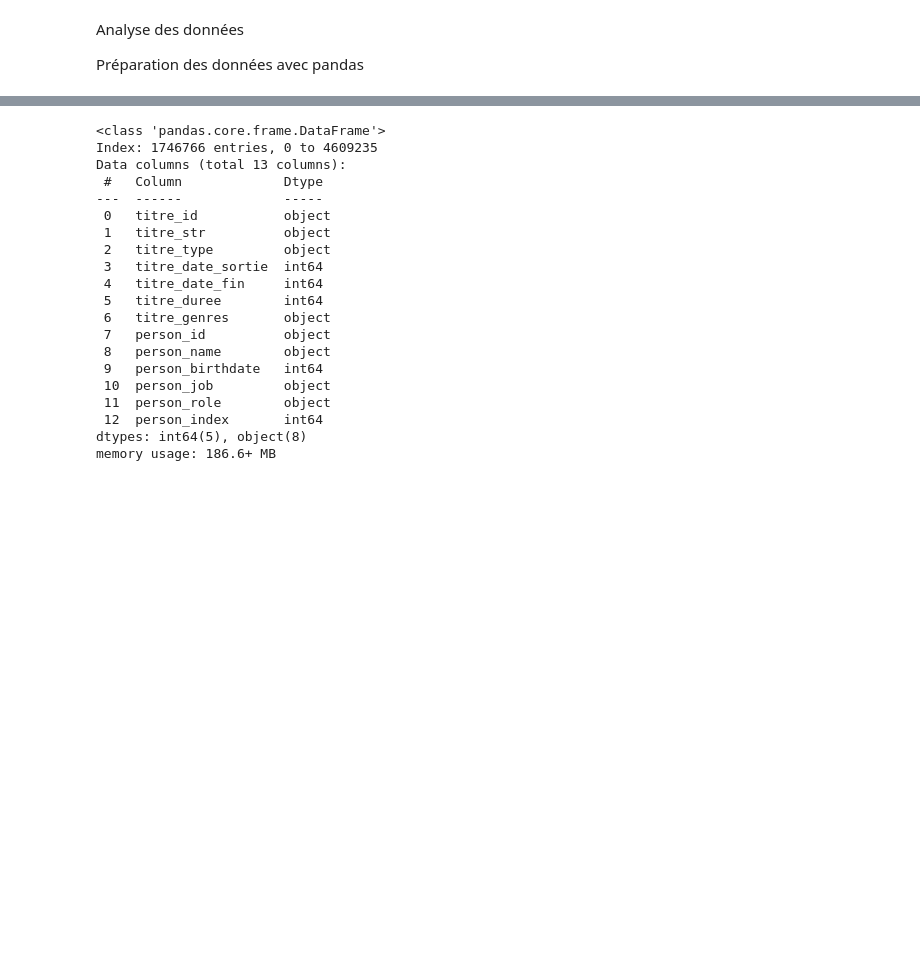
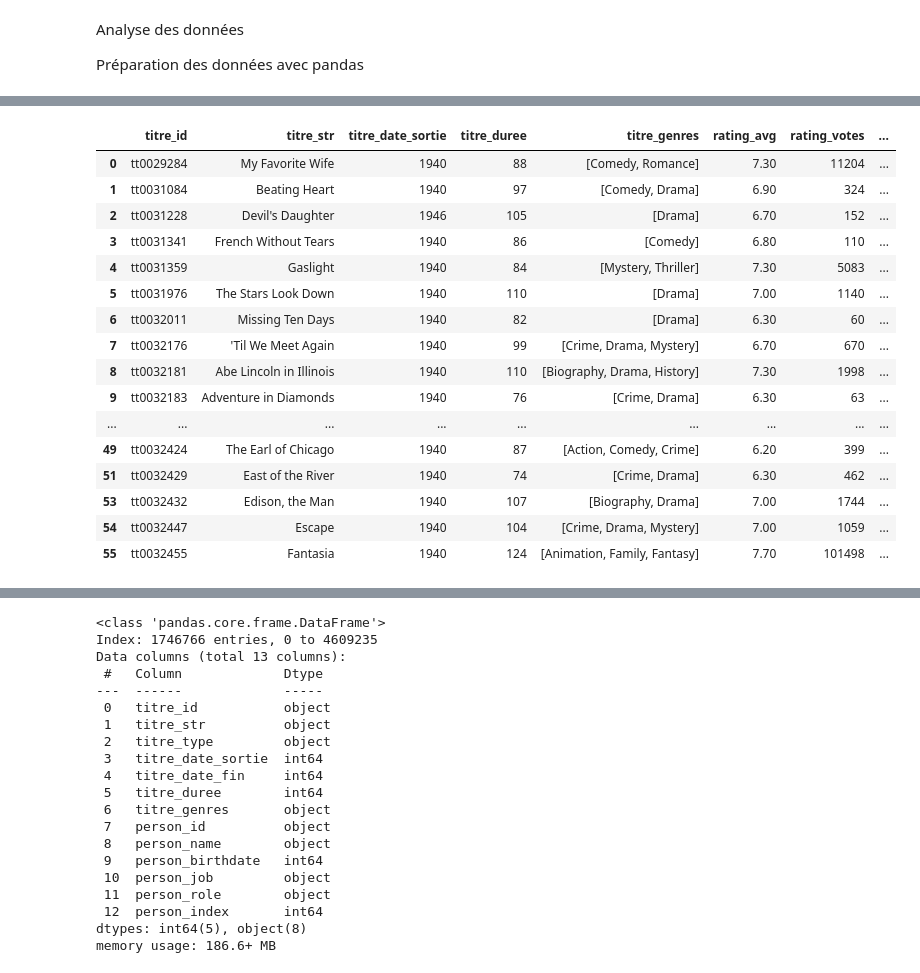
Before and after one commit to Morgan-DCL/project_2, a Jupyter notebook: eda_movies.ipynb, the cells around one changed output, grey strips where cells are left out. Cells and saved outputs as stored; diff of their text form; code cells hidden in the pictures; blank space fills up the shorter version.

```diff
--- a/eda_movies.ipynb
+++ b/eda_movies.ipynb
@@ -83,0 +243,2 @@ df[condi]
+# %%
+akas = import_datasets("movies_datasets/title_akas.tsv", types="pandas", sep="\t")
@@ -83,0 +253,3 @@ df[condi]
+# %%
+region_only = akas[["titleId", "region"]]
+akas[akas["titleId"] == "tt18260116"]
@@ -83,0 +274,8 @@ df[condi]
+# %%
+added_region = pd.merge(
+    df1,
+    region_only,
+    left_on="titre_id",
+    right_on="titleId"
+)
+added_region
@@ -83,0 +296,2 @@ df[condi]
+# %%
+added_region.drop_duplicates(subset=["titre_id"], keep="first", inplace=True)
@@ -83,0 +323,20 @@ df[condi]
+# %%
+added_region.head(50)
+# %% [output]
+|  | titre_id | titre_str | titre_date_sortie | titre_duree | titre_genres | rating_avg | rating_votes | ... |
+| 0 | tt0029284 | My Favorite Wife | 1940 | 88 | [Comedy, Romance] | 7.30 | 11204 | ... |
+| 1 | tt0031084 | Beating Heart | 1940 | 97 | [Comedy, Drama] | 6.90 | 324 | ... |
+| 2 | tt0031228 | Devil's Daughter | 1946 | 105 | [Drama] | 6.70 | 152 | ... |
+| 3 | tt0031341 | French Without Tears | 1940 | 86 | [Comedy] | 6.80 | 110 | ... |
+| 4 | tt0031359 | Gaslight | 1940 | 84 | [Mystery, Thriller] | 7.30 | 5083 | ... |
+| 5 | tt0031976 | The Stars Look Down | 1940 | 110 | [Drama] | 7.00 | 1140 | ... |
+| 6 | tt0032011 | Missing Ten Days | 1940 | 82 | [Drama] | 6.30 | 60 | ... |
+| 7 | tt0032176 | 'Til We Meet Again | 1940 | 99 | [Crime, Drama, Mystery] | 6.70 | 670 | ... |
+| 8 | tt0032181 | Abe Lincoln in Illinois | 1940 | 110 | [Biography, Drama, History] | 7.30 | 1998 | ... |
+| 9 | tt0032183 | Adventure in Diamonds | 1940 | 76 | [Crime, Drama] | 6.30 | 63 | ... |
+| ... | ... | ... | ... | ... | ... | ... | ... | ... |
+| 49 | tt0032424 | The Earl of Chicago | 1940 | 87 | [Action, Comedy, Crime] | 6.20 | 399 | ... |
+| 51 | tt0032429 | East of the River | 1940 | 74 | [Crime, Drama] | 6.30 | 462 | ... |
+| 53 | tt0032432 | Edison, the Man | 1940 | 107 | [Biography, Drama] | 7.00 | 1744 | ... |
+| 54 | tt0032447 | Escape | 1940 | 104 | [Crime, Drama, Mystery] | 7.00 | 1059 | ... |
+| 55 | tt0032455 | Fantasia | 1940 | 124 | [Animation, Family, Fantasy] | 7.70 | 101498 | ... |
```
Also changed, not shown: parts of 27 cells of this notebook.
